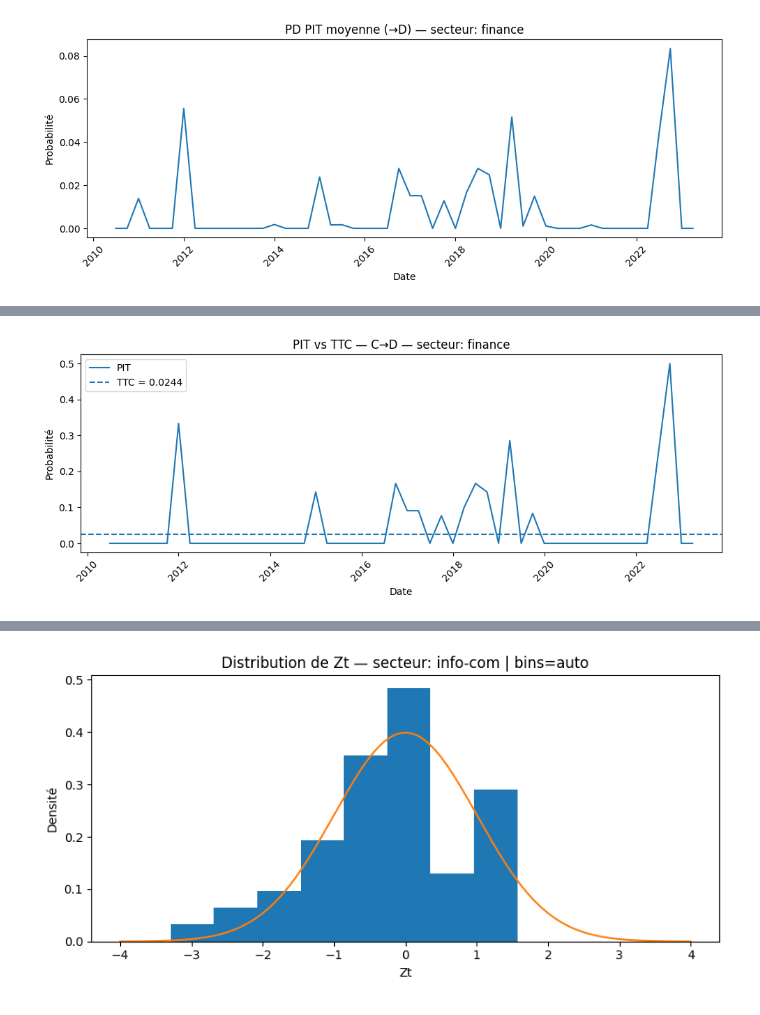
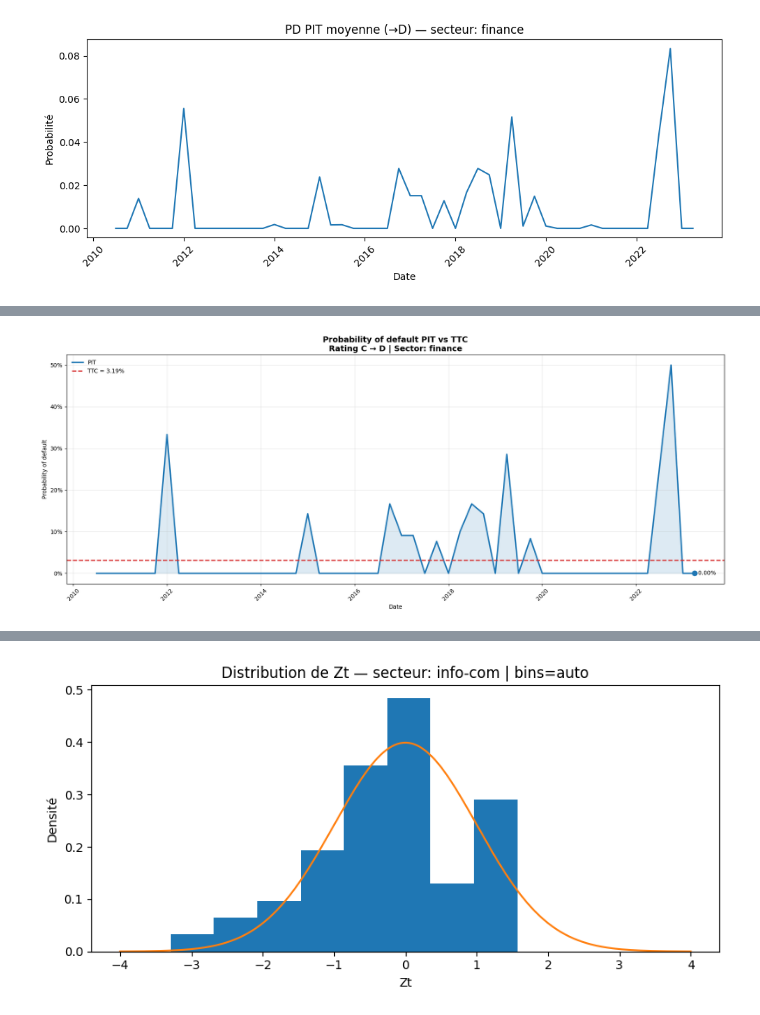
Before and after one commit to Celeste2405/PFE-CLIMATE-STRESS-TESTING-BANKING-PORTFOLIO, a Jupyter notebook: extraction.ipynb, the cells around one changed output, grey strips where cells are left out. Drawn from its saved outputs; the diff is of its cells as text; code cells hidden in the pictures.

```diff
--- a/extraction.ipynb
+++ b/extraction.ipynb
@@ -203,5 +193,5 @@ def calculate_migration_ttc(df_clean,sector="finance"):
     migration_ttc = transition_matrix.div(row_sums, axis=0)
 
     return migration_ttc
+
+migration_ttc_finance=calculate_migration_ttc(df_clean=df_clean, sector="finance")
-# %%
-migration_ttc_finance=calculate_migration_ttc(df_clean=df_eu, sector="finance")
@@ -752,24 +833,87 @@ def plot_transitions(probability_migrations, pairs):
     plt.grid(True, alpha=0.3)
     plt.show()
 # %%
+import matplotlib.pyplot as plt
+import matplotlib.ticker as mtick
+
 def plot_pit_vs_ttc_default(matrice_pit, migration_ttc, sector, rating="BBB", default_col="D"):
     df_sec = matrice_pit.xs((sector, rating), level=("sector", "rating"))
     s_pit = df_sec[default_col].sort_index()
 
     p_ttc = float(migration_ttc.loc[rating, default_col])
 
-    plt.figure(figsize=(10, 4))
-    plt.plot(s_pit.index, s_pit.values, label="PIT")
-    plt.axhline(p_ttc, linestyle="--", label=f"TTC = {p_ttc:.4f}")
-    plt.title(f"PIT vs TTC — {rating}→{default_col} — secteur: {sector}")
+    plt.figure(figsize=(17, 7))
+
+    # --- PIT line
+    plt.plot(
+        s_pit.index,
+        s_pit.values,
+        label="PIT",
+        linewidth=2.5,
+        color="#1f77b4"
+    )
+
+    # --- Area under PIT
+    plt.fill_between(
+        s_pit.index,
+        s_pit.values,
+        alpha=0.15,
+        color="#1f77b4"
+    )
+
+    # --- TTC horizontal line
+    plt.axhline(
+        p_ttc,
+        linestyle="--",
+        linewidth=2,
+        color="#d62728",
+        label=f"TTC = {p_ttc:.2%}"
+    )
+
+    # --- Highlight last point
+    plt.scatter(
+        s_pit.index[-1],
+        s_pit.values[-1],
+        color="#1f77b4",
+        s=80,
+        zorder=3
+    )
+
+    # --- Annotation last value
+    plt.text(
+        s_pit.index[-1],
+        s_pit.values[-1],
+        f"  {s_pit.values[-1]:.2%}",
+        va="center",
+        fontsize=10
+    )
+
+    # --- Title
+    plt.title(
+        f"Probability of default PIT vs TTC\nRating {rating} → {default_col} | Sector: {sector}",
+        fontsize=14,
+        fontweight="bold"
+    )
+
+    # --- Axes
     plt.xlabel("Date")
-    plt.ylabel("Probabilité")
+    plt.ylabel("Probability of default")
+
+    # Format en %
+    plt.gca().yaxis.set_major_formatter(mtick.PercentFormatter(1.0))
+
+    # --- Grid (léger)
+    plt.grid(alpha=0.3)
+
+    # --- Legend propre
+    plt.legend(frameon=False)
+
+    # --- Rotation dates
     plt.xticks(rotation=45)
-    plt.legend()
+
     plt.tight_layout()
     plt.show()
-
 # Exemple
 plot_pit_vs_ttc_default(matrice_pit, migration_ttc_finance, "finance", rating="C")
 # %% [output]
-[figure, old version]
+[figure, new version]
```
Also changed, not shown: parts of 68 cells of this notebook, 16 other files.
